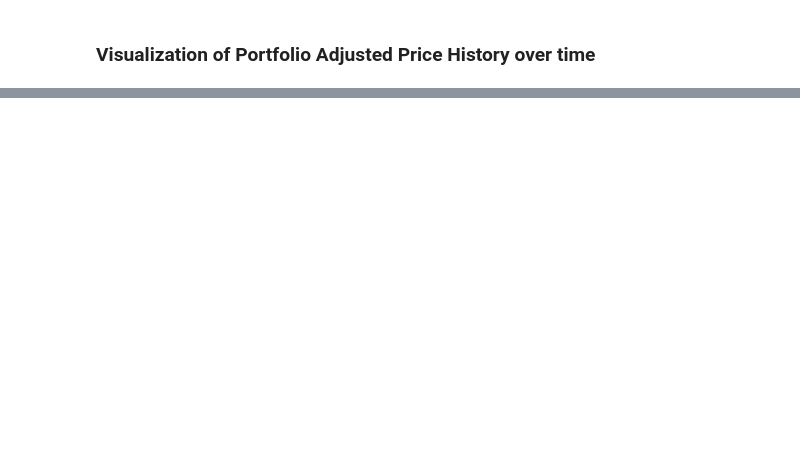
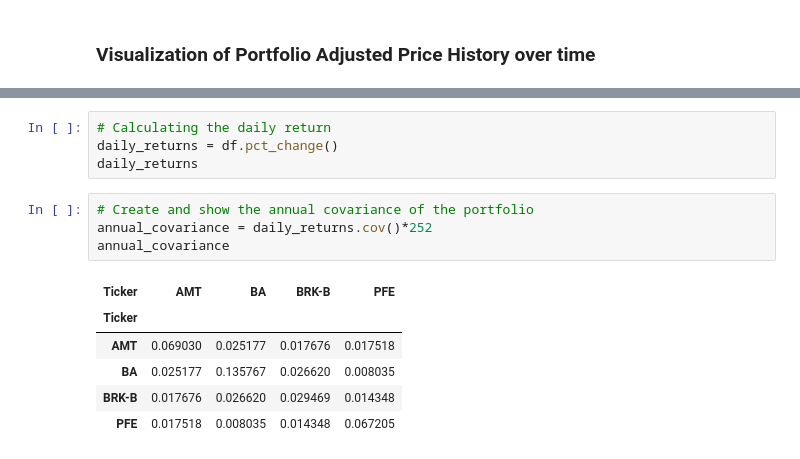
Before and after one commit to victorezealuma/Stock_Portfolio_Optimization, a Jupyter notebook: Portfolio_Opt_.ipynb, the cells around one changed output, grey strips where cells are left out. Saved outputs shown, nothing was run; the diff lists cells and outputs as text; blank space fills up the shorter version.

```diff
--- a/Portfolio_Opt_.ipynb
+++ b/Portfolio_Opt_.ipynb
@@ -72,0 +67,15 @@ plt.show()
+# %%
+# Calculating the daily return
+daily_returns = df.pct_change()
+daily_returns
+# %%
+# Create and show the annual covariance of the portfolio
+annual_covariance = daily_returns.cov()*252
+annual_covariance
+# %% [output]
+| Ticker | AMT | BA | BRK-B | PFE |
+| Ticker |  |  |  |  |
+| AMT | 0.069030 | 0.025177 | 0.017676 | 0.017518 |
+| BA | 0.025177 | 0.135767 | 0.026620 | 0.008035 |
+| BRK-B | 0.017676 | 0.026620 | 0.029469 | 0.014348 |
+| PFE | 0.017518 | 0.008035 | 0.014348 | 0.067205 |
```
Also changed, not shown: parts of 6 cells of this notebook.
